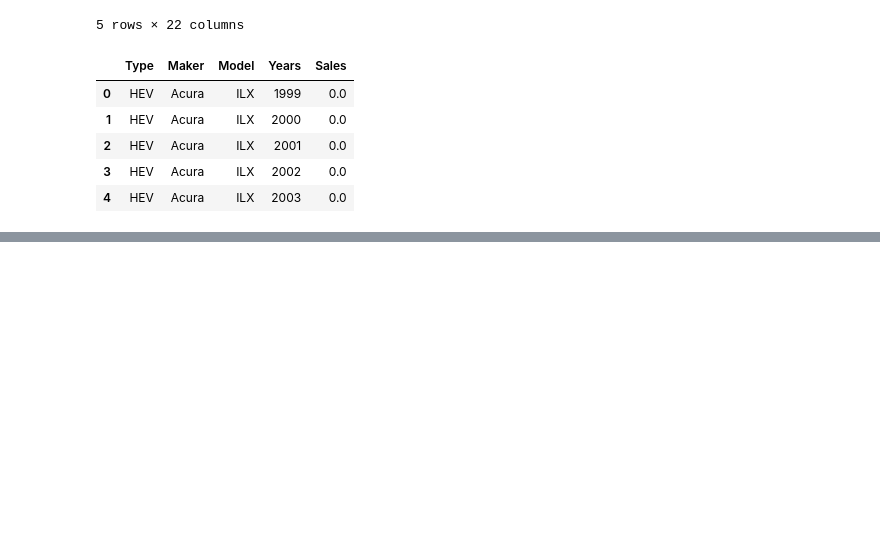
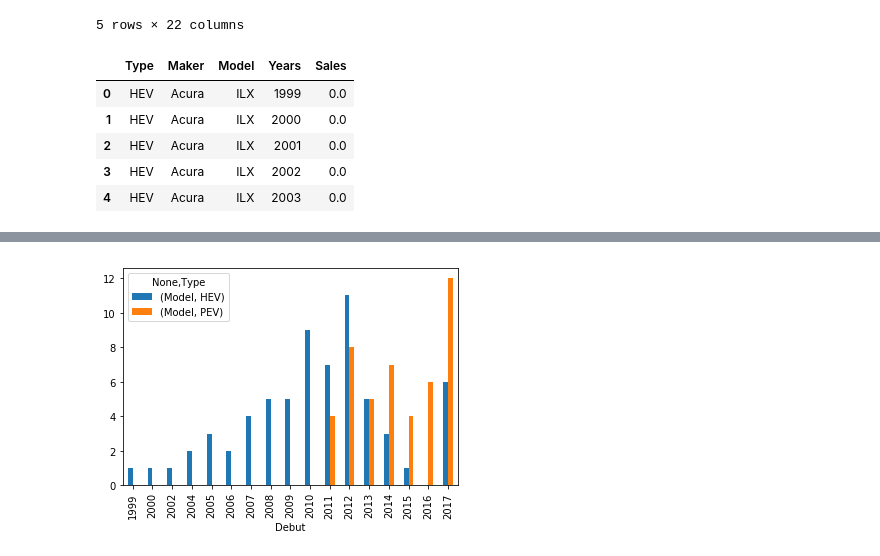
Before and after one commit to Barbara-Gordon/Team9, a Jupyter notebook: Cleaning Model Sales Data.ipynb, the cells around one changed output, grey strips where cells are left out. Drawn from its saved outputs; the diff is of its cells as text; code cells hidden in the pictures; blank space fills up the shorter version.

```diff
--- a/Cleaning Model Sales Data.ipynb
+++ b/Cleaning Model Sales Data.ipynb
@@ -43,0 +74,4 @@ testDF.head()
+# %%
+debutYear = pd.read_csv('Datasets\ModelYearPivot.csv',index_col = 0)
+# %%
+debutYear = debutYear[['Type','Maker','Model','Debut']]
@@ -43,0 +87,2 @@ testDF.head()
+# %%
+debutYear = debutYear.drop_duplicates()
@@ -43,0 +98,7 @@ testDF.head()
+# %%
+debutYeargb = debutYear.groupby(['Debut', 'Type']).aggregate({"Model":'count'})
+debutYeargb
+debutYeargb.head()
+fig = debutYeargb.unstack().plot(kind = 'bar')
+# %% [output]
+[figure, added]
```
Also changed, not shown: parts of 8 cells of this notebook, 1 other file.
